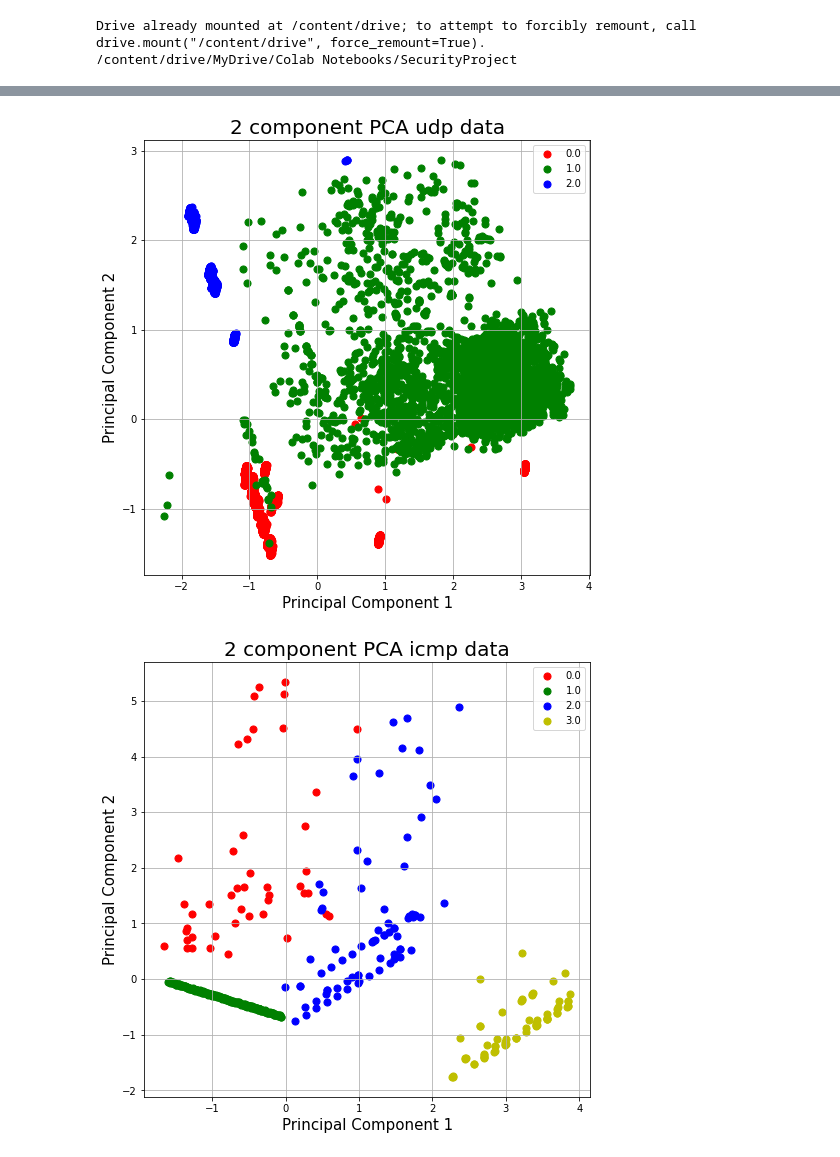
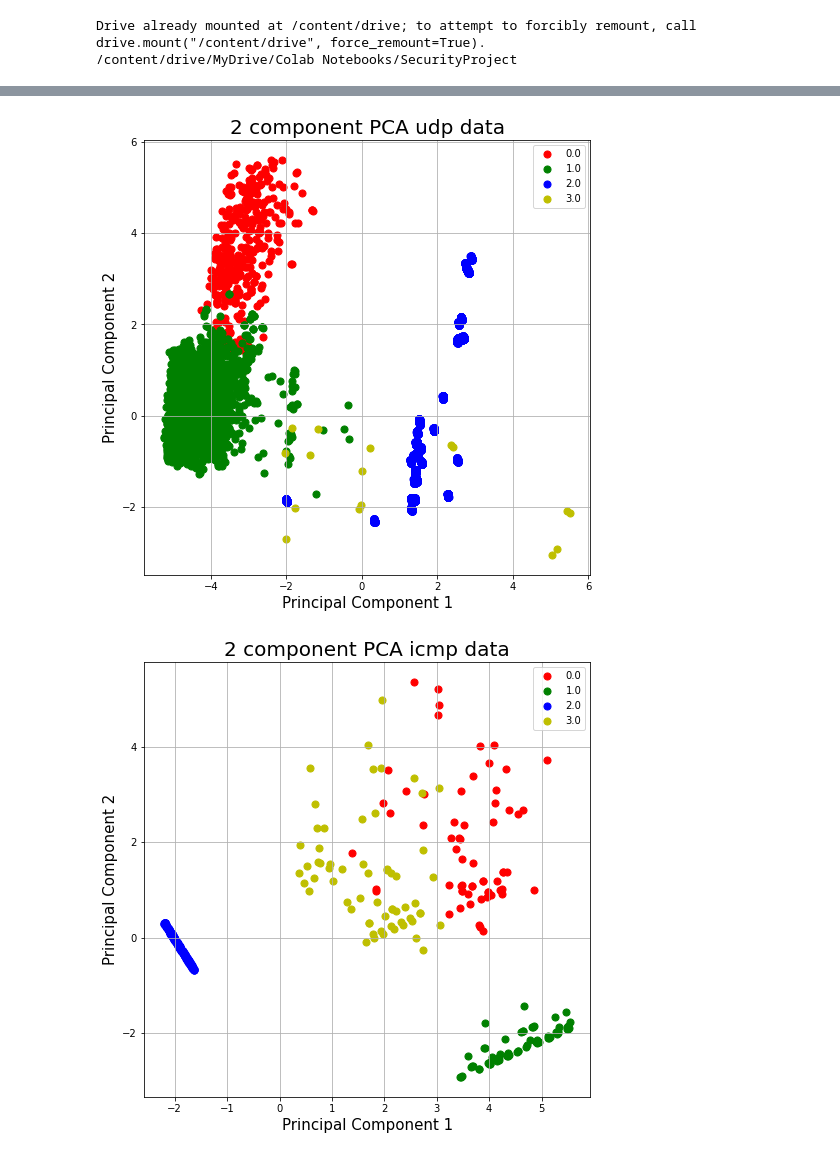
Before and after one commit to CyberSecLabBS/Honeypot_analysis, a Jupyter notebook: 3_Progetto_Sicurezza_informatica_Clustering.ipynb, the cells around one changed output, grey strips where cells are left out. Cells and saved outputs as stored; diff of their text form; code cells hidden in the pictures.

```diff
--- a/3_Progetto_Sicurezza_informatica_Clustering.ipynb
+++ b/3_Progetto_Sicurezza_informatica_Clustering.ipynb
@@ -89,0 +108,22 @@ dtype: int64
+# %%
+data_tcp_rm['cluster'] = cluster_tcp
+data_udp_rm['cluster'] = cluster_udp
+data_icmp_rm['cluster'] = cluster_icmp
+new_data = [data_tcp_rm,data_udp_rm,data_icmp_rm]
+old_data = [data_tcp_original,data_udp_original,data_icmp_original]
+results = []
+for i in range(0,len(new_data)):
+  cluster = []
+  map_user = {}
+  for index,row in new_data[i].iterrows():
+    map_user[row['user']] = row['cluster']
+  for index,row in old_data[i].iterrows():
+    cluster.append(map_user[row['user']])
+  cluster_np = np.asarray(cluster)
+  cluster = cluster_np.reshape((cluster_np.size,1))
+  rescaled_data = pd.DataFrame(StandardScaler().fit_transform(old_data[i]), columns=old_data[i].columns)
+  rescaled_data['cluster'] = cluster
+  results.append(rescaled_data)
+old_data_tcp = results[0]
+old_data_udp = results[1]
+old_data_icmp = results[2]
@@ -107,12 +158,12 @@ print(score_icmp)
 # %%
 #display results tcp
 #features = [feature1,feature2,feature3,feature4,feature5,feature6,feature7,feature8]
-#x = rescaled_data_tcp.loc[:, features].values()
+#x = old_data_tcp.loc[:, features].values()
 pca = PCA(n_components=2)
-principalComponents = pca.fit_transform(rescaled_data_tcp)
+principalComponents = pca.fit_transform(old_data_tcp)
 #principalComponents = pca.fit_transform(x)
 principalDf = pd.DataFrame(data = principalComponents, columns = ['principal component 1', 'principal component 2'])
-final_df = pd.concat([principalDf, rescaled_data_tcp[['cluster']]], axis = 1)
+final_df = pd.concat([principalDf, old_data_tcp[['cluster']]], axis = 1)
 final_df.dropna(inplace=True)
 fig = plt.figure(figsize = (8,8))
 ax = fig.add_subplot(1,1,1)
@@ -134,20 +185,20 @@ ax.grid()
 # %%
 #display results udp
 #features = [feature1,feature2,feature3,feature4,feature5,feature6,feature8]
-#x = rescaled_data_udp.loc[:, features].values
+#x = old_data_udp.loc[:, features].values
 pca = PCA(n_components=2)
-principalComponents = pca.fit_transform(rescaled_data_udp)
+principalComponents = pca.fit_transform(old_data_udp)
 #principalComponents = pca.fit_transform(x)
 principalDf = pd.DataFrame(data = principalComponents, columns = ['principal component 1', 'principal component 2'])
-final_df = pd.concat([principalDf, rescaled_data_udp[['cluster']]], axis = 1)
+final_df = pd.concat([principalDf, old_data_udp[['cluster']]], axis = 1)
 final_df.dropna(inplace=True)
 fig = plt.figure(figsize = (8,8))
 ax = fig.add_subplot(1,1,1)
 ax.set_xlabel('Principal Component 1', fontsize = 15)
 ax.set_ylabel('Principal Component 2', fontsize = 15)
 ax.set_title('2 component PCA udp data', fontsize = 20)
-targets = [0.0, 1.0, 2.0]
-colors = ['r', 'g', 'b']
+targets = [0.0, 1.0, 2.0,3.0]
+colors = ['r', 'g', 'b','y']
 for target, color in zip(targets,colors):
     indicesToKeep = final_df['cluster'] == target
     ax.scatter(final_df.loc[indicesToKeep, 'principal component 1']
@@ -157,31 +208,31 @@ for target, color in zip(targets,colors):
 ax.legend(targets)
 ax.grid()
 # %% [output]
-[figure, old version]
+[figure, new version]
 # %%
 #display results icmp
 #features = [feature1,feature6,feature8,feature9]
-#x = rescaled_data_icmp.loc[:, features].values
+#x = old_data_icmp.loc[:, features].values
 pca = PCA(n_components=2)
-principalComponents = pca.fit_transform(rescaled_data_icmp)
+principalComponents = pca.fit_transform(old_data_icmp)
 #principalComponents = pca.fit_transform(x)
 principalDf = pd.DataFrame(data = principalComponents, columns = ['principal component 1', 'principal component 2'])
-final_df = pd.concat([principalDf, rescaled_data_icmp[['cluster']]], axis = 1)
+final_df = pd.concat([principalDf, old_data_icmp[['cluster']]], axis = 1)
 final_df.dropna(inplace=True)
 fig = plt.figure(figsize = (8,8))
 ax = fig.add_subplot(1,1,1)
 ax.set_xlabel('Principal Component 1', fontsize = 15)
 ax.set_ylabel('Principal Component 2', fontsize = 15)
 ax.set_title('2 component PCA icmp data', fontsize = 20)
 targets = [0.0, 1.0, 2.0,3.0]
 colors = ['r', 'g', 'b','y']
 for target, color in zip(targets,colors):
     indicesToKeep = final_df['cluster'] == target
     ax.scatter(final_df.loc[indicesToKeep, 'principal component 1']
                , final_df.loc[indicesToKeep, 'principal component 2']
                , c = color
                , s = 50)
 ax.legend(targets)
 ax.grid()
 # %% [output]
-[figure, old version]
+[figure, new version]
```
Also changed, not shown: parts of 8 cells of this notebook.
